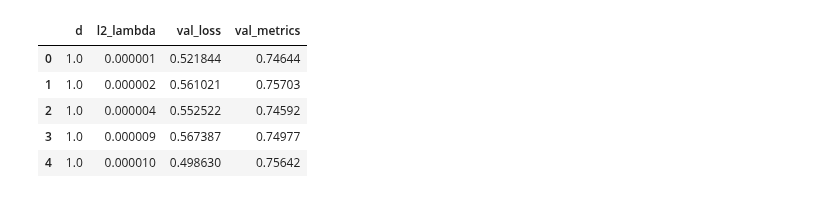
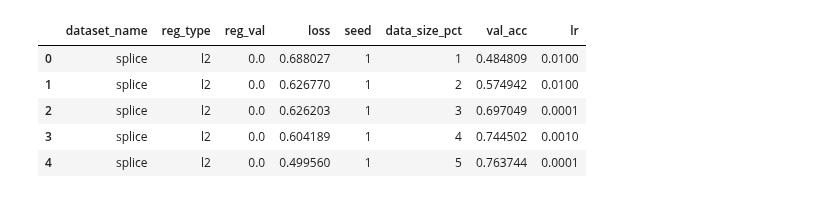
Before and after one commit to srp-group/hypothesis-testing, a Jupyter notebook: hyperparameters/visualization.ipynb, the cells around one changed output. Drawn from its saved outputs; the diff is of its cells as text; code cells hidden in the pictures.

```diff
--- a/hyperparameters/visualization.ipynb
+++ b/hyperparameters/visualization.ipynb
@@ -5,13 +11,11 @@ import matplotlib.pyplot as plt
 # %%
-df = pd.read_csv("C:\\Users\\Amir Hossein\\Downloads\\hyperparameters_2moons_results.csv", header=0, index_col=None)
-df['val_metrics'] = df['val_metrics'].apply(lambda x: float(str(x).replace('tensor(', '').replace(')', '')))
-df = df.where(df['l2_lambda'] <= 1)
-df = df.groupby(['d', 'l2_lambda'])[['val_loss', 'val_metrics']].mean().reset_index()
-df.head()
+df = pd.read_csv("C:\\Users\\Amir Hossein\\Downloads\\cres\\splice_l2_results.csv", header=0, index_col=None)
+dataset = df.loc[df.groupby(["dataset_name", "reg_type", "reg_val", "seed", "data_size_pct"])["loss"].idxmin()].reset_index(drop=True)
+dataset.head()
 # %% [output]
-|  | d | l2_lambda | val_loss | val_metrics |
-| 0 | 1.0 | 0.000001 | 0.521844 | 0.74644 |
-| 1 | 1.0 | 0.000002 | 0.561021 | 0.75703 |
-| 2 | 1.0 | 0.000004 | 0.552522 | 0.74592 |
-| 3 | 1.0 | 0.000009 | 0.567387 | 0.74977 |
-| 4 | 1.0 | 0.000010 | 0.498630 | 0.75642 |
+|  | dataset_name | reg_type | reg_val | loss | seed | data_size_pct | val_acc | lr |
+| 0 | splice | l2 | 0.0 | 0.688027 | 1 | 1 | 0.484809 | 0.0100 |
+| 1 | splice | l2 | 0.0 | 0.626770 | 1 | 2 | 0.574942 | 0.0100 |
+| 2 | splice | l2 | 0.0 | 0.626203 | 1 | 3 | 0.697049 | 0.0001 |
+| 3 | splice | l2 | 0.0 | 0.604189 | 1 | 4 | 0.744502 | 0.0010 |
+| 4 | splice | l2 | 0.0 | 0.499560 | 1 | 5 | 0.763744 | 0.0001 |
```
Also changed, not shown: parts of 12 cells of this notebook, 1 other file.
